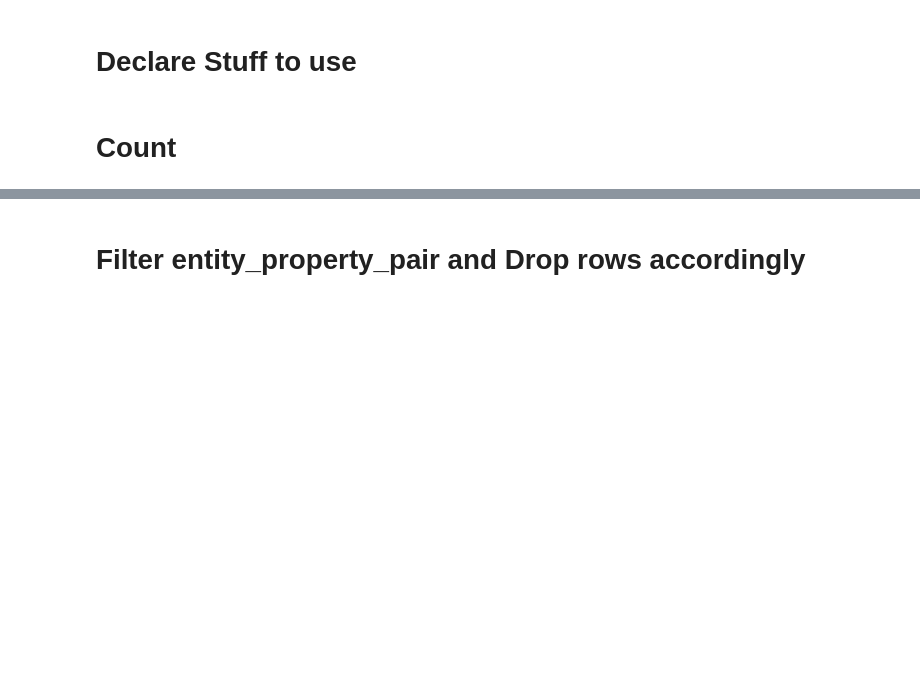
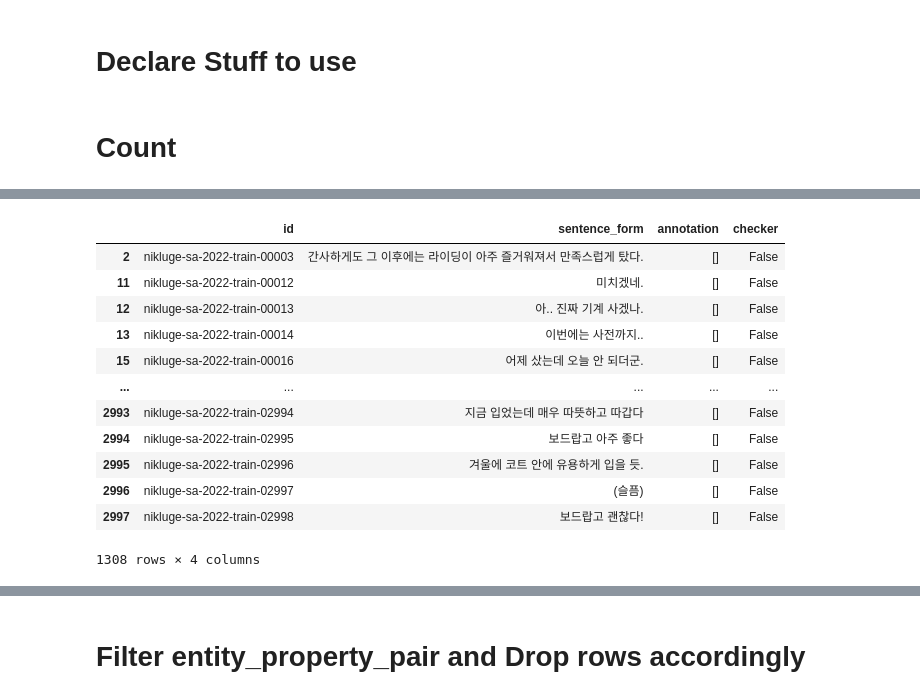
Before and after one commit to dotsnangles/aspect-based-sentiment-analysis, a Jupyter notebook: target_tagger_preprocess.ipynb, the cells around one changed output, grey strips where cells are left out. Drawn from its saved outputs; the diff is of its cells as text; code cells hidden in the pictures; blank space fills up the shorter version.

```diff
--- a/target_tagger_preprocess.ipynb
+++ b/target_tagger_preprocess.ipynb
@@ -88,4 +88,4 @@ for idx, row in train.iterrows():
             print(row)
 # %%
 train['checker'] = train.annotation.apply(bool)
-train[train.checker == True]
+train = train[train.checker == False].copy()
@@ -106 +92,17 @@ train[train.checker == True]
+# %%
+train
+# %% [output]
+|  | id | sentence_form | annotation | checker |
+| 2 | nikluge-sa-2022-train-00003 | 간사하게도 그 이후에는 라이딩이 아주 즐거워져서 만족스럽게 탔다. | [] | False |
+| 11 | nikluge-sa-2022-train-00012 | 미치겠네. | [] | False |
+| 12 | nikluge-sa-2022-train-00013 | 아.. 진짜 기계 사겠나. | [] | False |
+| 13 | nikluge-sa-2022-train-00014 | 이번에는 사전까지.. | [] | False |
+| 15 | nikluge-sa-2022-train-00016 | 어제 샀는데 오늘 안 되더군. | [] | False |
+| ... | ... | ... | ... | ... |
+| 2993 | nikluge-sa-2022-train-02994 | 지금 입었는데 매우 따뜻하고 따갑다 | [] | False |
+| 2994 | nikluge-sa-2022-train-02995 | 보드랍고 아주 좋다 | [] | False |
+| 2995 | nikluge-sa-2022-train-02996 | 겨울에 코트 안에 유용하게 입을 듯. | [] | False |
+| 2996 | nikluge-sa-2022-train-02997 | (슬픔) | [] | False |
+| 2997 | nikluge-sa-2022-train-02998 | 보드랍고 괜찮다! | [] | False |
+1308 rows × 4 columns
 # %%
```
Also changed, not shown: parts of 27 cells of this notebook.
